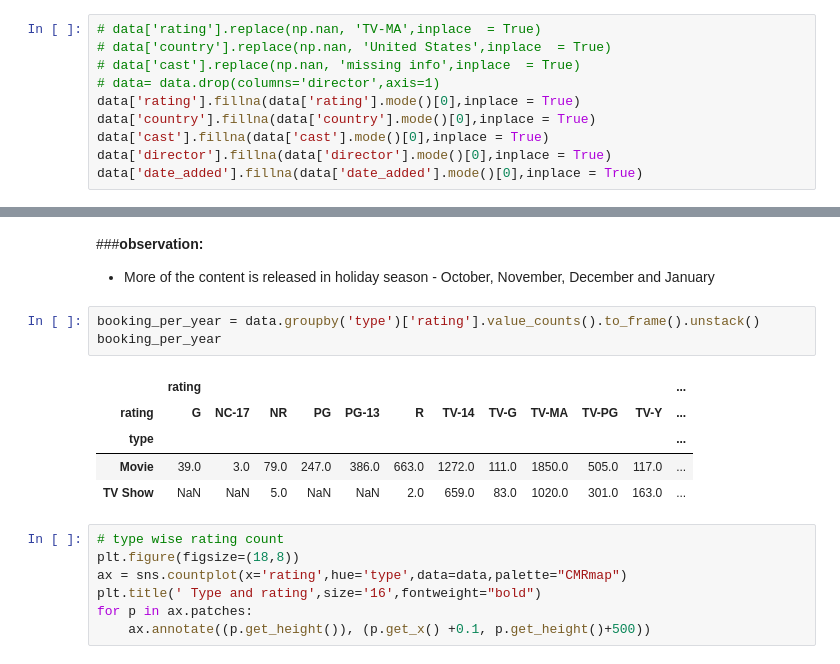
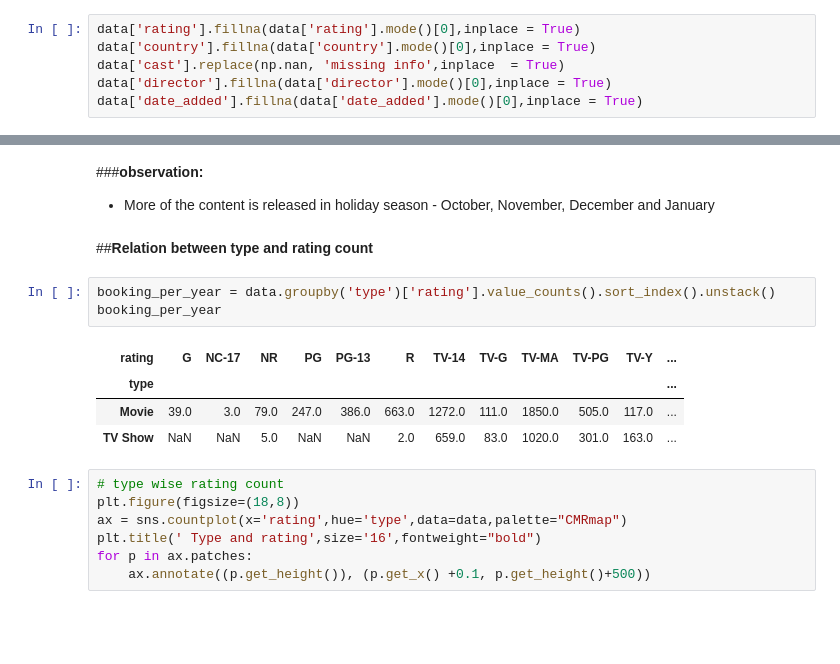
Before and after one commit to ajit04022000/Netflix-mobiles-and-Tv-show, a Jupyter notebook: NETFLIX_MOVIES_AND_TV_SHOWS_CLUSTERING.ipynb, the cells around one changed output, grey strips where cells are left out. Cells and saved outputs as stored; diff of their text form; blank space fills up the shorter version.

```diff
--- a/NETFLIX_MOVIES_AND_TV_SHOWS_CLUSTERING.ipynb
+++ b/NETFLIX_MOVIES_AND_TV_SHOWS_CLUSTERING.ipynb
@@ -470,13 +443,9 @@ Datainspection:
 
 * DIRECTOR - Director column has more then 30% null values so replace null value with mode of that
 # %%
-# data['rating'].replace(np.nan, 'TV-MA',inplace  = True)
-# data['country'].replace(np.nan, 'United States',inplace  = True)
-# data['cast'].replace(np.nan, 'missing info',inplace  = True)
-# data= data.drop(columns='director',axis=1)
 data['rating'].fillna(data['rating'].mode()[0],inplace = True)
 data['country'].fillna(data['country'].mode()[0],inplace = True)
-data['cast'].fillna(data['cast'].mode()[0],inplace = True)
+data['cast'].replace(np.nan, 'missing info',inplace  = True)
 data['director'].fillna(data['director'].mode()[0],inplace = True)
 data['date_added'].fillna(data['date_added'].mode()[0],inplace = True)
 # %%
@@ -563,11 +589,12 @@ plt.show()
 # %% [markdown]
 ###<b>observation:
 * More of the content is released in holiday season - October, November, December and January
+# %% [markdown]
+##<b>Relation between type and rating count
 # %%
-booking_per_year = data.groupby('type')['rating'].value_counts().to_frame().unstack()
+booking_per_year = data.groupby('type')['rating'].value_counts().sort_index().unstack()
 booking_per_year
 # %% [output]
-|  | rating |  |  |  |  |  |  |  |  |  |  | ... |
 | rating | G | NC-17 | NR | PG | PG-13 | R | TV-14 | TV-G | TV-MA | TV-PG | TV-Y | ... |
 | type |  |  |  |  |  |  |  |  |  |  |  | ... |
 | Movie | 39.0 | 3.0 | 79.0 | 247.0 | 386.0 | 663.0 | 1272.0 | 111.0 | 1850.0 | 505.0 | 117.0 | ... |
```
Also changed, not shown: parts of 95 cells of this notebook.
